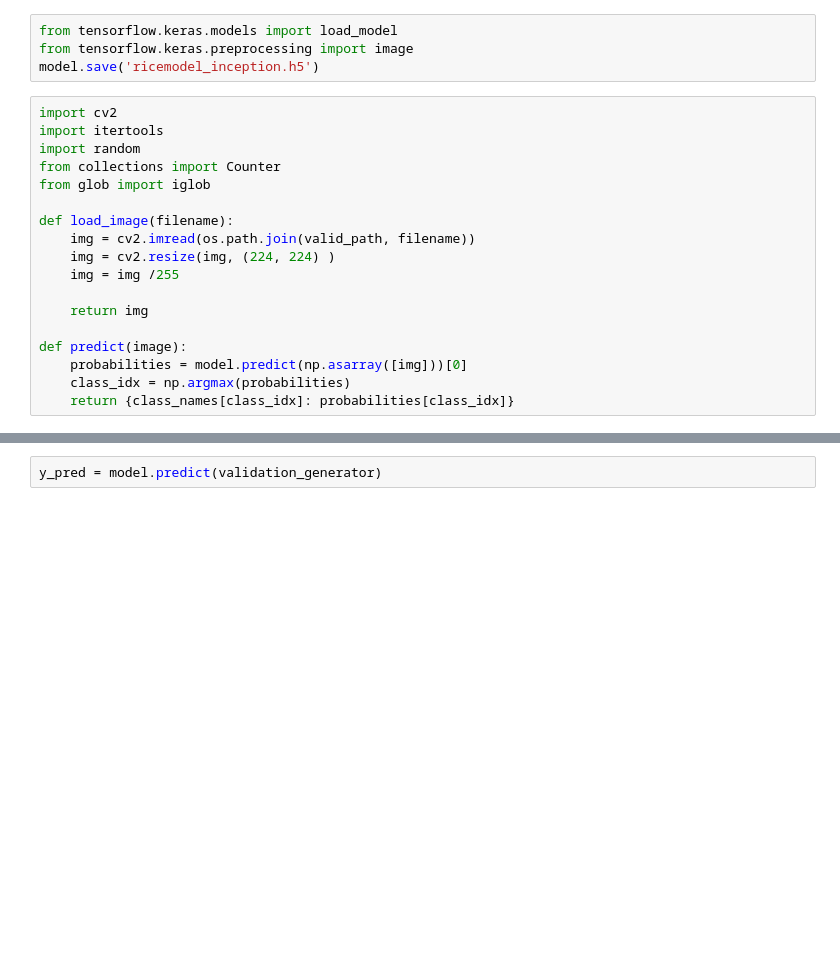
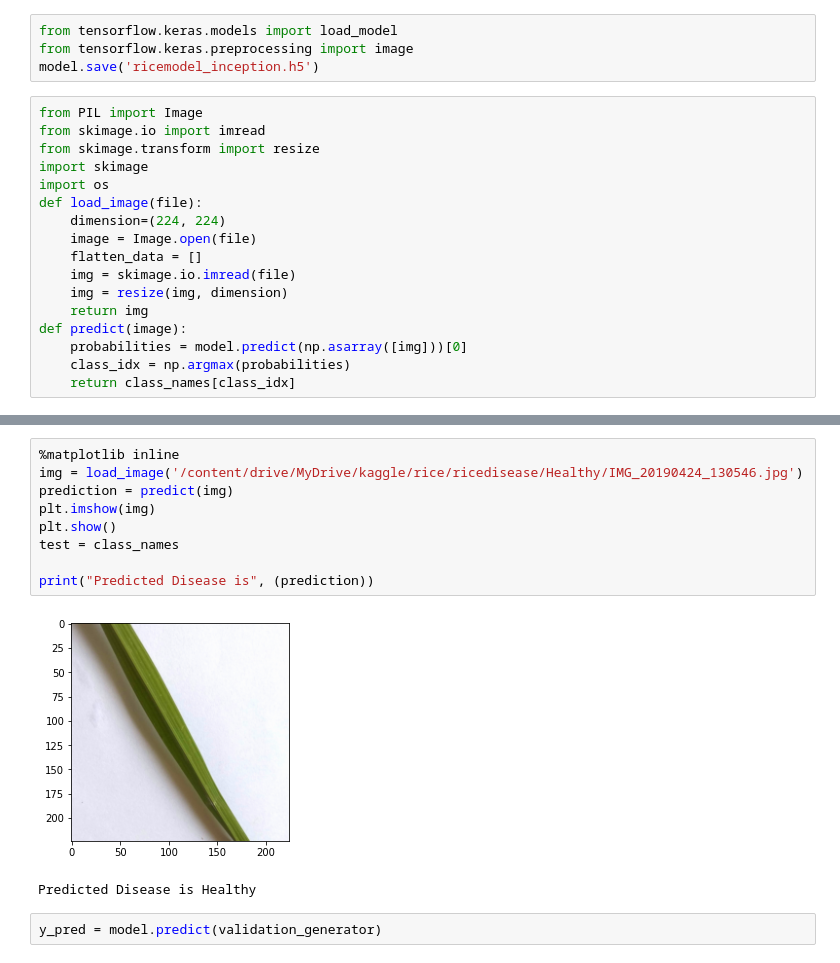
Before and after one commit to thomasathul/Rice-Plant-Disease-Detection, a Jupyter notebook: InceptionV3.ipynb, the cells around one changed output, grey strips where cells are left out. Drawn from its saved outputs; the diff is of its cells as text; blank space fills up the shorter version.

```diff
--- a/InceptionV3.ipynb
+++ b/InceptionV3.ipynb
@@ -199,20 +199,19 @@ from tensorflow.keras.models import load_model
 from tensorflow.keras.preprocessing import image
 model.save('ricemodel_inception.h5')
 # %%
-import cv2
-import itertools
-import random
-from collections import Counter
-from glob import iglob
-
-def load_image(filename):
-    img = cv2.imread(os.path.join(valid_path, filename))
-    img = cv2.resize(img, (224, 224) )
-    img = img /255
-
+from PIL import Image
+from skimage.io import imread
+from skimage.transform import resize
+import skimage
+import os
+def load_image(file):
+    dimension=(224, 224)
+    image = Image.open(file)
+    flatten_data = []
+    img = skimage.io.imread(file)
+    img = resize(img, dimension)
     return img
-
 def predict(image):
     probabilities = model.predict(np.asarray([img]))[0]
     class_idx = np.argmax(probabilities)
-    return {class_names[class_idx]: probabilities[class_idx]}
+    return class_names[class_idx]
@@ -249,3 +218,15 @@ PREDICTED: class: Healthy, confidence: 1.000000
+# %%
+%matplotlib inline
+img = load_image('/content/drive/MyDrive/kaggle/rice/ricedisease/Healthy/IMG_20190424_130546.jpg')
+prediction = predict(img)
+plt.imshow(img)
+plt.show()
+test = class_names
+
+print("Predicted Disease is", (prediction))
+# %% [output]
+[figure, added]
+Predicted Disease is Healthy
 # %%
 y_pred = model.predict(validation_generator)
 # %%
```
Also changed, not shown: parts of 4 cells of this notebook.
